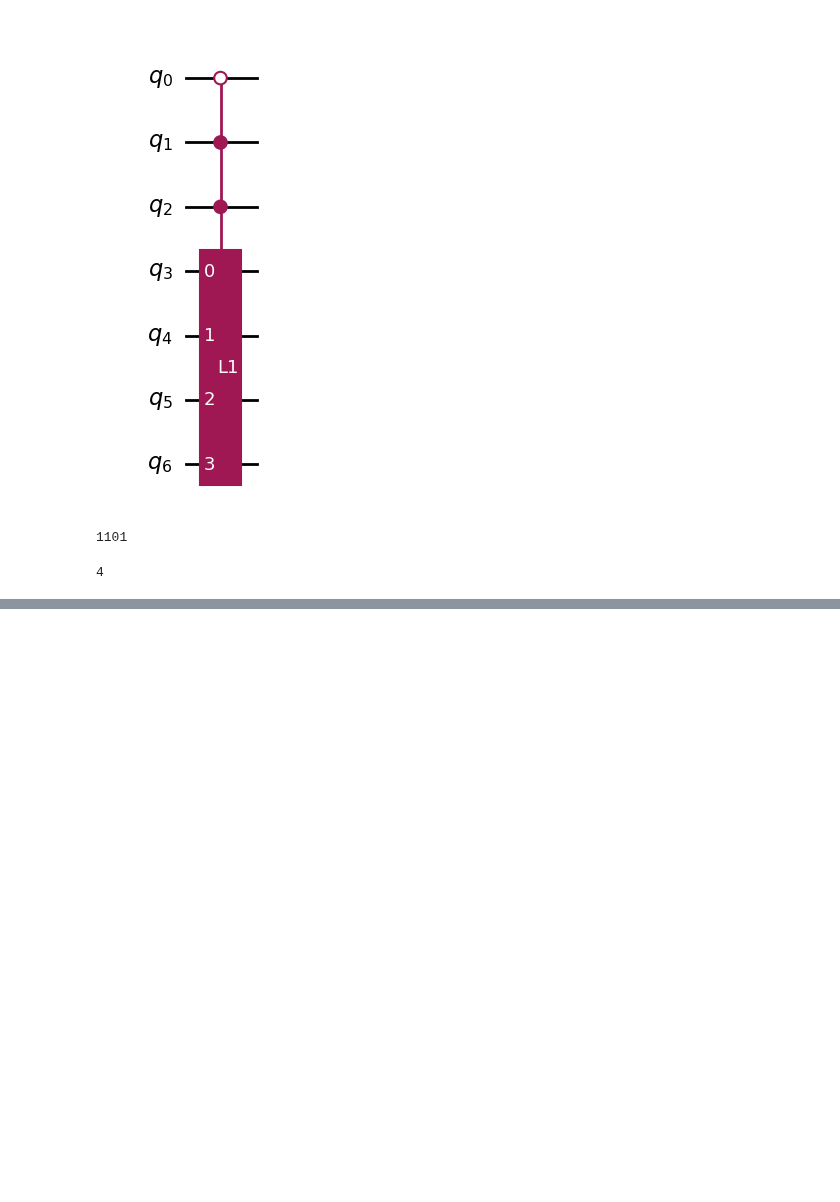
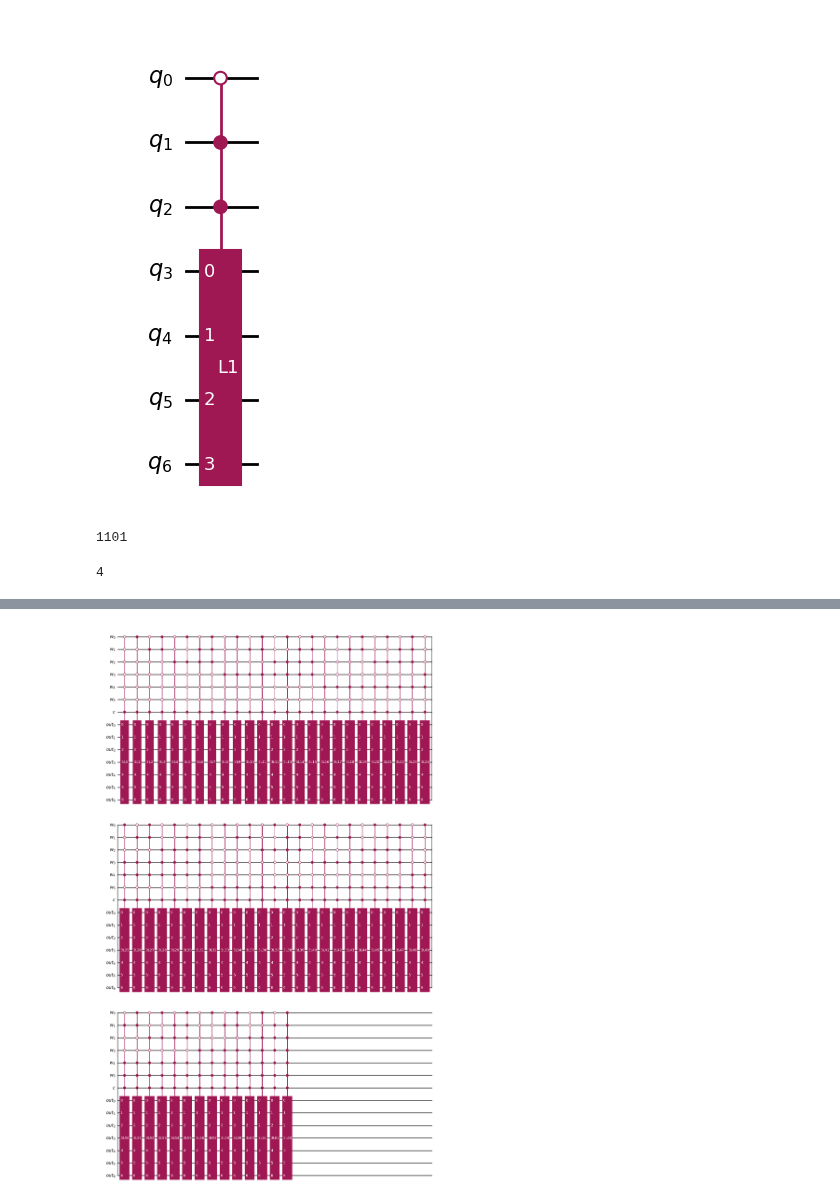
Before and after one commit to Flirm/quantum-circuits-implementation, a Jupyter notebook: implementations/windowed_arithmetic/notebooks/table_lookup.ipynb, the cells around one changed output, grey strips where cells are left out. Saved outputs shown, nothing was run; the diff lists cells and outputs as text; code cells hidden in the pictures; blank space fills up the shorter version.

```diff
--- a/implementations/windowed_arithmetic/notebooks/table_lookup.ipynb
+++ b/implementations/windowed_arithmetic/notebooks/table_lookup.ipynb
@@ -108,0 +110,9 @@ compute_lookup_table(6, [0,0,0,0,0,0,0,0]).draw("mpl")
+# %%
+N = 35
+n = int(log2(N)) + 1
+tab = calculate_exp_table(n, 3, 64)
+circs = compute_lookup_table(7,tab)
+# %%
+circs.draw("mpl")
+# %% [output]
+[figure, added]
```
Also changed, not shown: parts of 2 cells of this notebook.
